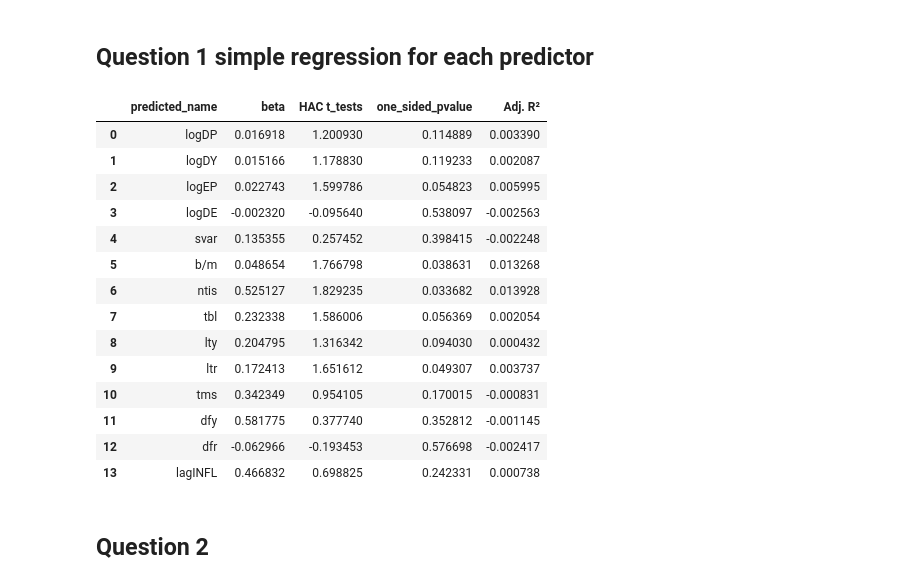
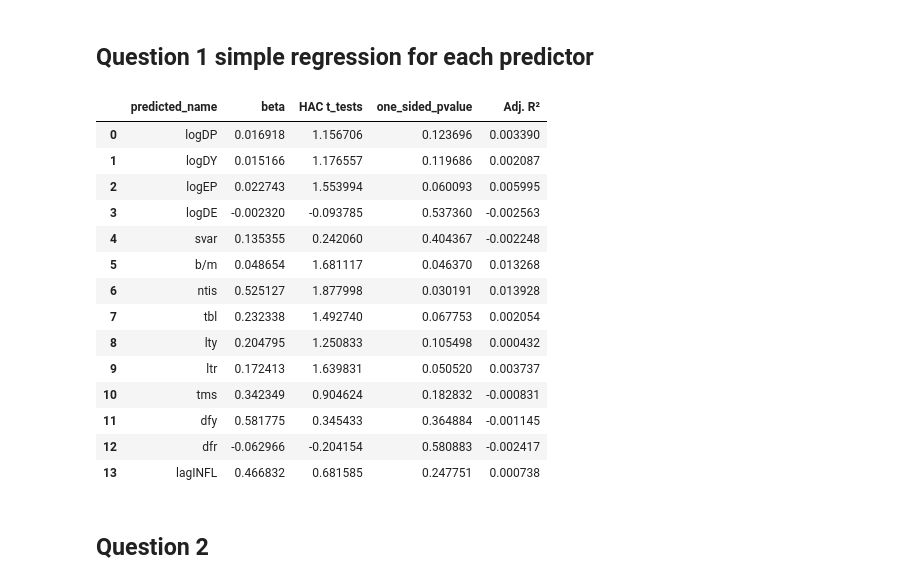
Before and after one commit to siddharthyashkukreja-cloud/QuantInvesting, a Jupyter notebook: assignment.ipynb, the cells around one changed output. Saved outputs shown, nothing was run; the diff lists cells and outputs as text; code cells hidden in the pictures.

```diff
--- a/assignment.ipynb
+++ b/assignment.ipynb
@@ -41,7 +41,7 @@ axes = axes.flatten()  # Flatten to make indexing easier
 col_idx = 0
 for col in dfPredictors.columns:
     if col != 'yyyyq':  # Skip the x-axis column
-        axes[col_idx].plot(dfPredictors_sorted['yyyyq'], dfPredictors_sorted[col])
+        axes[col_idx].plot(dfPredictors['yyyyq'], dfPredictors[col])
         axes[col_idx].set_title(col)
         axes[col_idx].grid(True)
         col_idx += 1
@@ -51,8 +51,8 @@ for i in range(col_idx, len(axes)):
     fig.delaxes(axes[i])
 
 # Set major ticks at reasonable intervals for better readability
-tick_indices = np.linspace(0, len(dfPredictors_sorted)-1, 6, dtype=int)
-tick_values = dfPredictors_sorted.iloc[tick_indices]['yyyyq'].values
+tick_indices = np.linspace(0, len(dfPredictors)-1, 6, dtype=int)
+tick_values = dfPredictors.iloc[tick_indices]['yyyyq'].values
 
 # Apply x-ticks to all subplots
 for ax in axes[:col_idx]:
@@ -121,53 +120,53 @@ def simple_regression(data, dependant_var, independent_var):
 
 
     X = sm.add_constant(X)  # Adds a constant term to the predictor
-    model = sm.OLS(y, X).fit(cov_type='HAC', cov_kwds={'maxlags': 6})  # Using robust standard errors
+    model = sm.OLS(y, X).fit(cov_type='HAC', cov_kwds={'maxlags': 4})  # Using robust standard errors
 
 
     t_stat = model.tvalues.iloc[1]  # t-statistic for the independent variable
     two_sided_p = model.pvalues[independent_var]
 
     if t_stat > 0:
         one_sided_p = two_sided_p / 2
     else:
         one_sided_p = 1 - (two_sided_p / 2)
 
     # Extract relevant information
     results = {
         "predicted_name": f"{independent_var}", # get the string name of the predictor
         "beta": model.params.iloc[1],
         "HAC t_tests": t_stat,
         "one_sided_pvalue": one_sided_p,  # One-tailed p-value
         "Adj. R²": model.rsquared_adj,
     }
 
     return results
 
 # Make a list containing dictionaries of regression results for each predictor
 all_results = []
 
 for col in dfPredictors.columns[2:]:
     result = simple_regression(dfPredictors, 'r', col)
     all_results.append(result)
 
 indiv_regression_results = pd.DataFrame(all_results)
 indiv_regression_results
 # %% [output]
 |  | predicted_name | beta | HAC t_tests | one_sided_pvalue | Adj. R² |
-| 0 | logDP | 0.016918 | 1.200930 | 0.114889 | 0.003390 |
-| 1 | logDY | 0.015166 | 1.178830 | 0.119233 | 0.002087 |
-| 2 | logEP | 0.022743 | 1.599786 | 0.054823 | 0.005995 |
-| 3 | logDE | -0.002320 | -0.095640 | 0.538097 | -0.002563 |
-| 4 | svar | 0.135355 | 0.257452 | 0.398415 | -0.002248 |
-| 5 | b/m | 0.048654 | 1.766798 | 0.038631 | 0.013268 |
-| 6 | ntis | 0.525127 | 1.829235 | 0.033682 | 0.013928 |
-| 7 | tbl | 0.232338 | 1.586006 | 0.056369 | 0.002054 |
-| 8 | lty | 0.204795 | 1.316342 | 0.094030 | 0.000432 |
-| 9 | ltr | 0.172413 | 1.651612 | 0.049307 | 0.003737 |
-| 10 | tms | 0.342349 | 0.954105 | 0.170015 | -0.000831 |
-| 11 | dfy | 0.581775 | 0.377740 | 0.352812 | -0.001145 |
-| 12 | dfr | -0.062966 | -0.193453 | 0.576698 | -0.002417 |
-| 13 | lagINFL | 0.466832 | 0.698825 | 0.242331 | 0.000738 |
+| 0 | logDP | 0.016918 | 1.156706 | 0.123696 | 0.003390 |
+| 1 | logDY | 0.015166 | 1.176557 | 0.119686 | 0.002087 |
+| 2 | logEP | 0.022743 | 1.553994 | 0.060093 | 0.005995 |
+| 3 | logDE | -0.002320 | -0.093785 | 0.537360 | -0.002563 |
+| 4 | svar | 0.135355 | 0.242060 | 0.404367 | -0.002248 |
+| 5 | b/m | 0.048654 | 1.681117 | 0.046370 | 0.013268 |
+| 6 | ntis | 0.525127 | 1.877998 | 0.030191 | 0.013928 |
+| 7 | tbl | 0.232338 | 1.492740 | 0.067753 | 0.002054 |
+| 8 | lty | 0.204795 | 1.250833 | 0.105498 | 0.000432 |
+| 9 | ltr | 0.172413 | 1.639831 | 0.050520 | 0.003737 |
+| 10 | tms | 0.342349 | 0.904624 | 0.182832 | -0.000831 |
+| 11 | dfy | 0.581775 | 0.345433 | 0.364884 | -0.001145 |
+| 12 | dfr | -0.062966 | -0.204154 | 0.580883 | -0.002417 |
+| 13 | lagINFL | 0.466832 | 0.681585 | 0.247751 | 0.000738 |
 # %% [markdown]
 ## Question 2
 # %%
```
Also changed, not shown: parts of 3 cells of this notebook, 4 other files.
